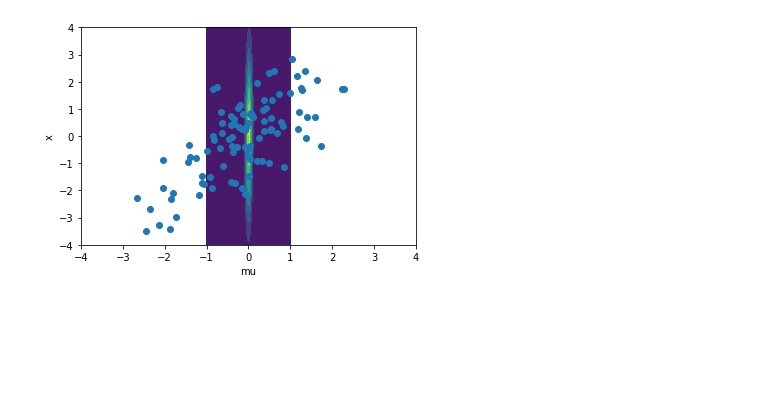
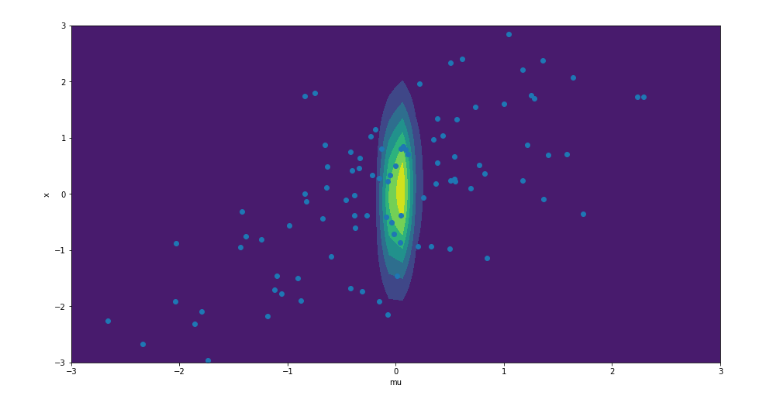
Before and after one commit to jong42/Master_Thesis_CDS, a Jupyter notebook: basic_manual_example.ipynb, the cells around one changed output. Cells and saved outputs as stored; diff of their text form; code cells hidden in the pictures; blank space fills up the shorter version.

Commit message:
Parameterize code and improve visualization

```diff
--- a/basic_manual_example.ipynb
+++ b/basic_manual_example.ipynb
@@ -18,11 +36,11 @@ X = np.random.normal(mu,sigma)
 # %%
 # Calculate joint posterior distribution
 def prior_mu(mu):
-    density = norm.pdf(mu, loc=0, scale=1)
+    density = norm.pdf(mu, loc=mean_mu, scale=sigma_mu)
     return density
 
 def likelihood_x(x,mu):
-    density = norm.pdf(x, loc=mu, scale=1)
+    density = norm.pdf(x, loc=mu, scale=sigma_x)
     return density
 
 def likelihood_X(X,mu):
@@ -49,18 +67,18 @@ def joint_posterior_without_normalizing_constant(x,mu,X):
 def posterior_marginal_x_without_normalizing_constant(x,X):
     res = integrate.quad(lambda mu:joint_posterior_without_normalizing_constant(mu=mu,X=X,x=x),a=-np.inf,b=np.inf)[0]
     return res
+
+#def posterior_marginal_mu(mu,X):
+#    res = likelihood_X(X,mu) * prior_mu(mu) / prior_X(X)
+#return res
+
+def posterior_marginal_mu_without_normalizing_constant(mu,X):
+    res = likelihood_X(X,mu) * prior_mu(mu)
+    return res
-# %%
-# Build grid for plotting
-
-mu_plot = linspace(-2,2,50)
-x_plot = linspace(-2,2,50)
-
-grid = np.zeros((50,50))
-X_coords = linspace(-1,1,50)
-Y_coords = linspace(-4,4,50)
-
-for index_i,i in enumerate(x_plot):
-    for index_j,j in enumerate(mu_plot):
-        grid[index_i,index_j] = joint_posterior_without_normalizing_constant(i,j,X)
-
-#grid = [[joint_posterior_without_normalizing_constant(i,j,X) for index_j,j in enumerate(mu_plot)] for index_i,i in enumerate(x_plot)]
+# %%
+# Build grid for plotting joint posterior distribution
+mu_plot = linspace(range_joint_mu_lower,range_joint_mu_upper,resolution_joint_mu)
+x_plot = linspace(range_joint_x_lower,range_joint_x_upper,resolution_joint_x)
+
+grid = [joint_posterior_without_normalizing_constant(i,j,X) for i in x_plot for j in mu_plot]
+grid = np.reshape(np.asarray(grid,),(resolution_joint_x,resolution_joint_mu))
@@ -67,9 +89,11 @@ for index_i,i in enumerate(x_plot):
 # %%
-cnt = contourf(X_coords, Y_coords, grid)
+# Plot joint posterior distribution
+plt.figure(figsize=(15,8))
+cnt = contourf(mu_plot, x_plot, grid)
 plt.xlabel('mu')
 plt.ylabel('x')
-plt.ylim((-4,4))
-plt.xlim((-4,4))
+plt.ylim((-3,3))
+plt.xlim((-3,3))
 _ = plt.scatter(mu, X)
 # %% [output]
-[figure, old version]
+[figure, new version]
```
Also changed, not shown: parts of 8 cells of this notebook.
